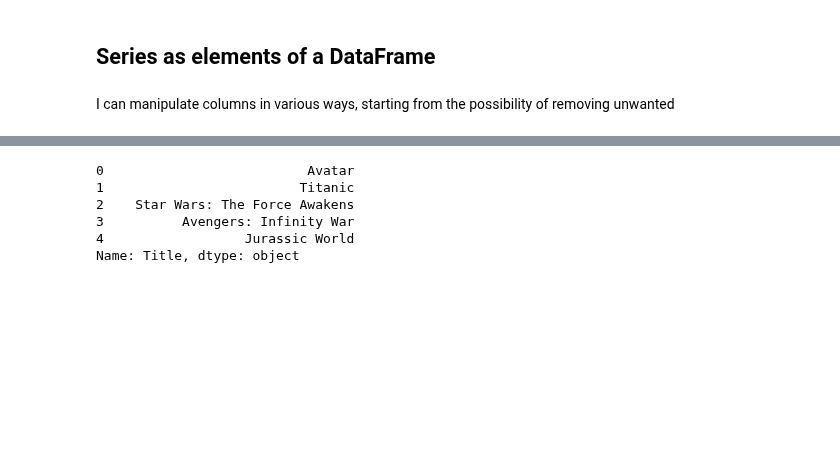
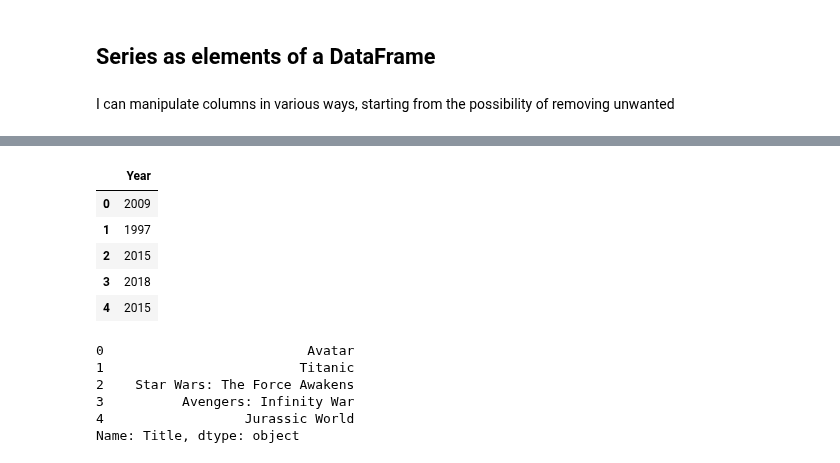
Before and after one commit to UniboDIFABiophysics/programmingCourseDIFA, a Jupyter notebook: Lesson_09_DataFrame_and_Pandas.ipynb, the cells around one changed output, grey strips where cells are left out. Drawn from its saved outputs; the diff is of its cells as text; code cells hidden in the pictures; blank space fills up the shorter version.

```diff
--- a/Lesson_09_DataFrame_and_Pandas.ipynb
+++ b/Lesson_09_DataFrame_and_Pandas.ipynb
@@ -310,3 +312,12 @@ memory usage: 2.0+ KB
+# %%
+dataframe.select_dtypes([int, float]).head()
+# %% [output]
+|  | Year |
+| 0 | 2009 |
+| 1 | 1997 |
+| 2 | 2015 |
+| 3 | 2018 |
+| 4 | 2015 |
 # %%
 dataframe['Title'].head()
 # %% [output]
```
Also changed, not shown: parts of 7 cells of this notebook.
